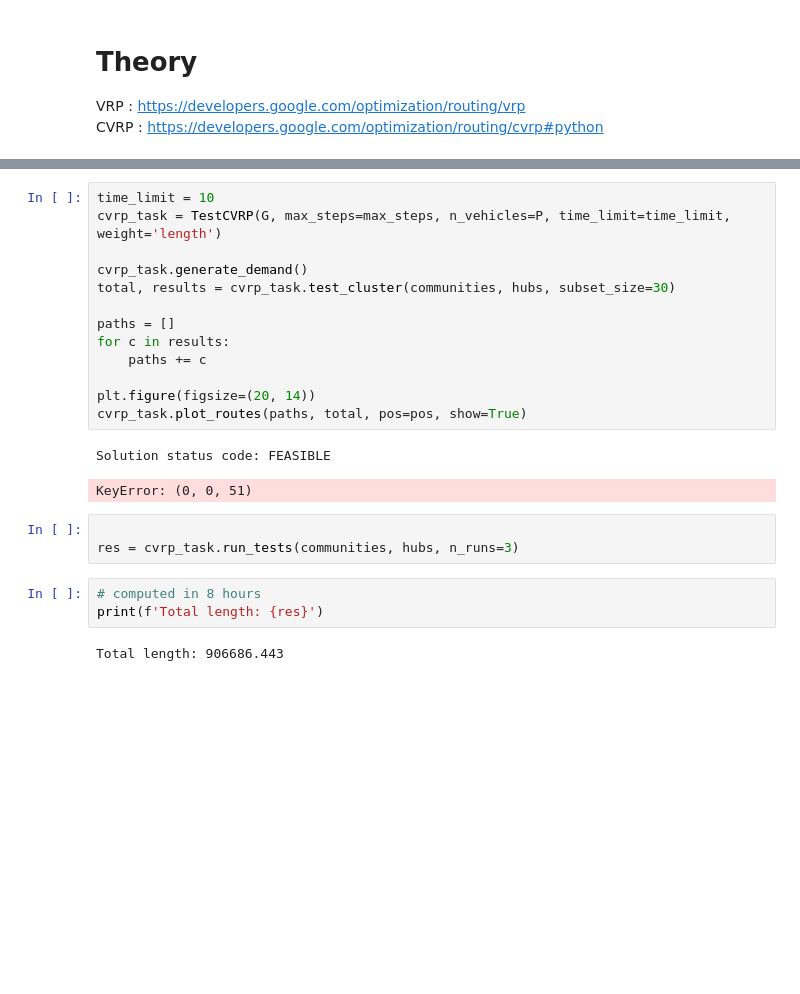
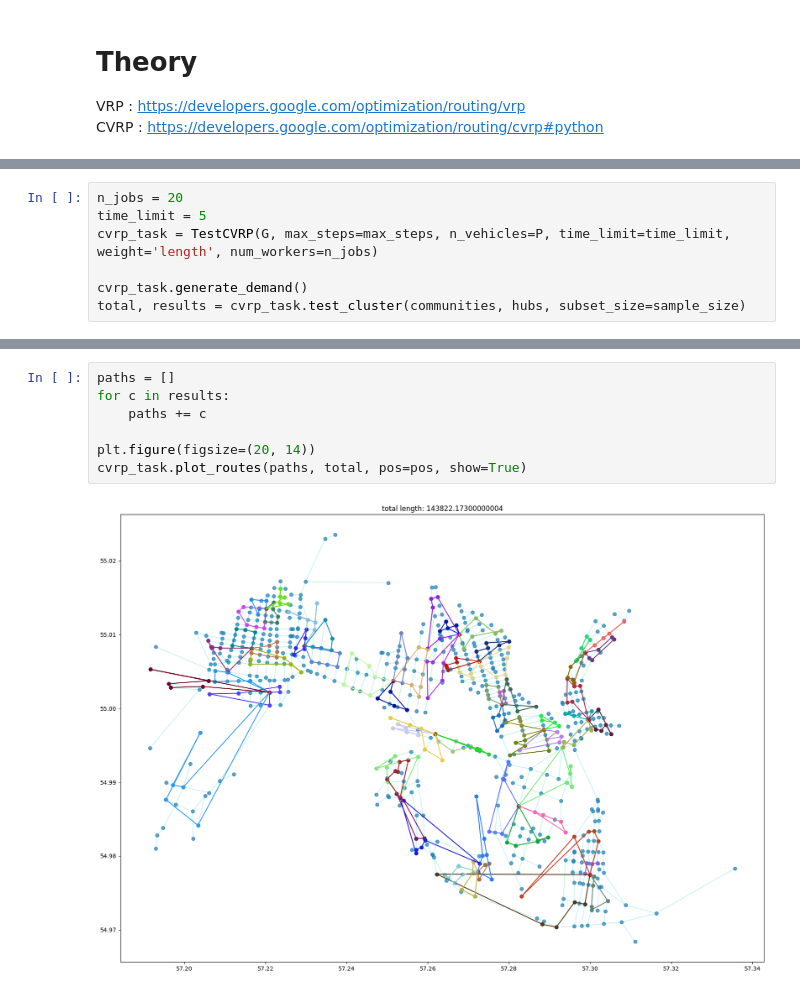
Before and after one commit to MarioAuditore/graph_clustering, a Jupyter notebook: cvrp_leiden.ipynb, the cells around one changed output, grey strips where cells are left out. Drawn from its saved outputs; the diff is of its cells as text; blank space fills up the shorter version.

```diff
--- a/cvrp_leiden.ipynb
+++ b/cvrp_leiden.ipynb
@@ -110,0 +107,7 @@ N: 30, max_steps: 11, max_steps * P = 44
+# %%
+n_jobs = 20
+time_limit = 5
+cvrp_task = TestCVRP(G, max_steps=max_steps, n_vehicles=P, time_limit=time_limit, weight='length', num_workers=n_jobs)
+
+cvrp_task.generate_demand()
+total, results = cvrp_task.test_cluster(communities, hubs, subset_size=sample_size)
@@ -111,24 +131,9 @@ N: 30, max_steps: 11, max_steps * P = 44
 # %%
-time_limit = 10
-cvrp_task = TestCVRP(G, max_steps=max_steps, n_vehicles=P, time_limit=time_limit, weight='length')
-
-cvrp_task.generate_demand()
-total, results = cvrp_task.test_cluster(communities, hubs, subset_size=30)
-
 paths = []
 for c in results:
     paths += c
 
 plt.figure(figsize=(20, 14))
 cvrp_task.plot_routes(paths, total, pos=pos, show=True)
 # %% [output]
-Solution status code: FEASIBLE
-KeyError: (0, 0, 51)
+[figure, added]
-# %%
-
-res = cvrp_task.run_tests(communities, hubs, n_runs=3)
-# %%
-# computed in 8 hours
-print(f'Total length: {res}')
-# %% [output]
-Total length: 906686.443
```
Also changed, not shown: parts of 6 cells of this notebook, 1 other file.
